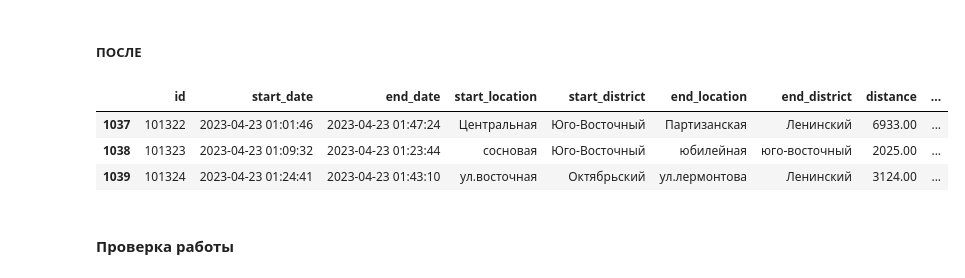
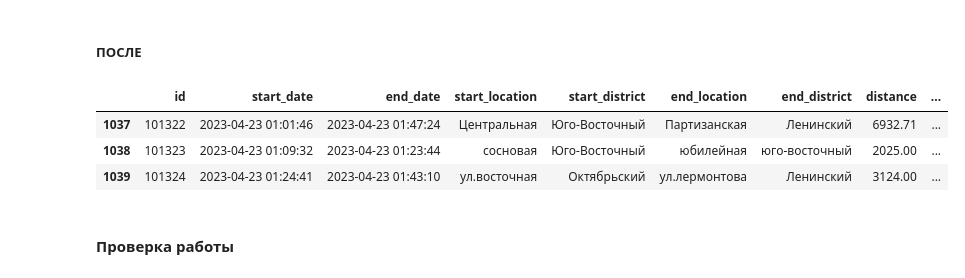
Before and after one commit to PavelFr8/Data-Scooters, a Jupyter notebook: project.ipynb, the cells around one changed output. Cells and saved outputs as stored; diff of their text form; code cells hidden in the pictures.

```diff
--- a/project.ipynb
+++ b/project.ipynb
@@ -132,10 +131,6 @@ df = pd.read_csv('rides.csv', na_values="", parse_dates=['Start Date', 'End Date
 
 # Названия колонок к PEP8
 df.columns = df.columns.str.replace(' ', '_').str.lower()
-
-# Приведение колонок к float, кроме колонки с датами
-for col in df.columns[7:]:
-    df[col] = df[col].astype(float)
 # %% [markdown]
 ### Проверка на дубликаты
 # %% [markdown]
@@ -218,14 +213,11 @@ df.iloc[1037:1040]
 # %%
 # Заполнение пустых значений в столбце 'distance'
 df['distance'] = df['distance'].fillna(median_average_speed * (df['ride_duration'] / 60) * 1000)
 
-# Округление дистанции до целого
-df['distance'] = df['distance'].round(0)
-
 df.iloc[1037:1040]
 # %% [output]
 |  | id | start_date | end_date | start_location | start_district | end_location | end_district | distance | ... |
-| 1037 | 101322 | 2023-04-23 01:01:46 | 2023-04-23 01:47:24 | Центральная | Юго-Восточный | Партизанская | Ленинский | 6933.00 | ... |
+| 1037 | 101322 | 2023-04-23 01:01:46 | 2023-04-23 01:47:24 | Центральная | Юго-Восточный | Партизанская | Ленинский | 6932.71 | ... |
 | 1038 | 101323 | 2023-04-23 01:09:32 | 2023-04-23 01:23:44 | сосновая | Юго-Восточный | юбилейная | юго-восточный | 2025.00 | ... |
 | 1039 | 101324 | 2023-04-23 01:24:41 | 2023-04-23 01:43:10 | ул.восточная | Октябрьский | ул.лермонтова | Ленинский | 3124.00 | ... |
 # %% [markdown]
```
Also changed, not shown: parts of 11 cells of this notebook, 3 other files.
